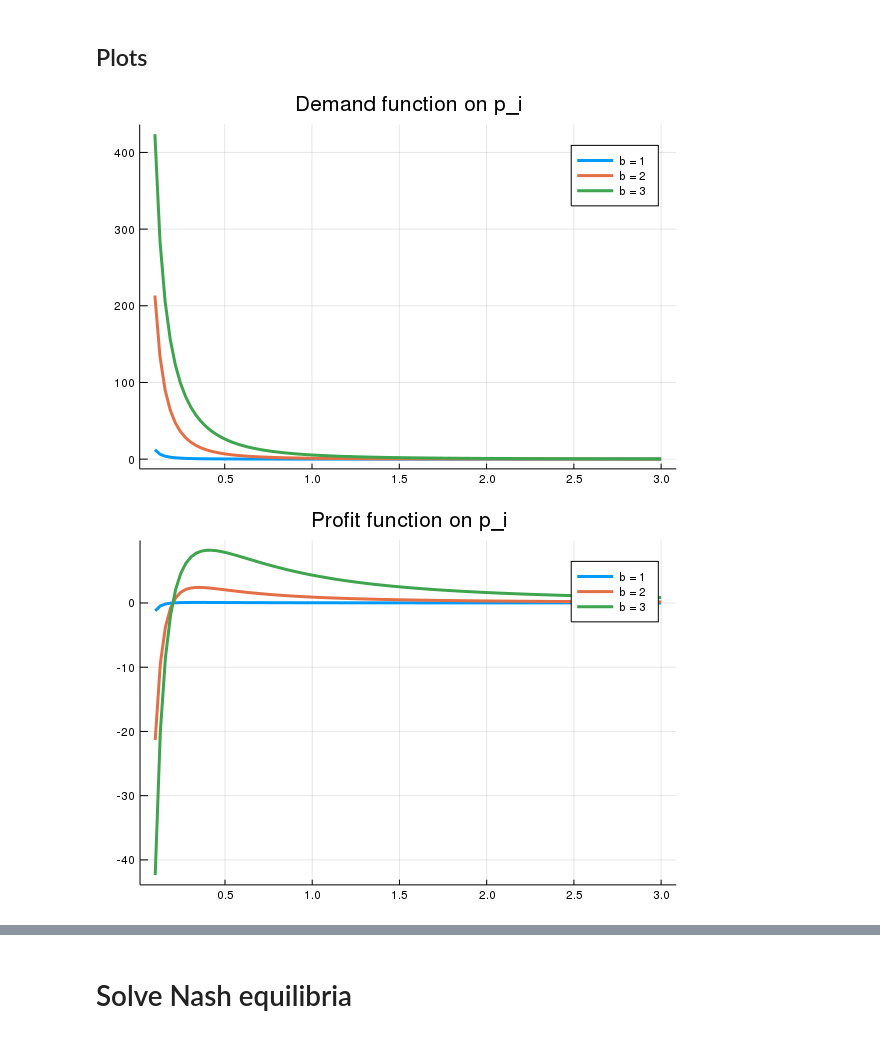
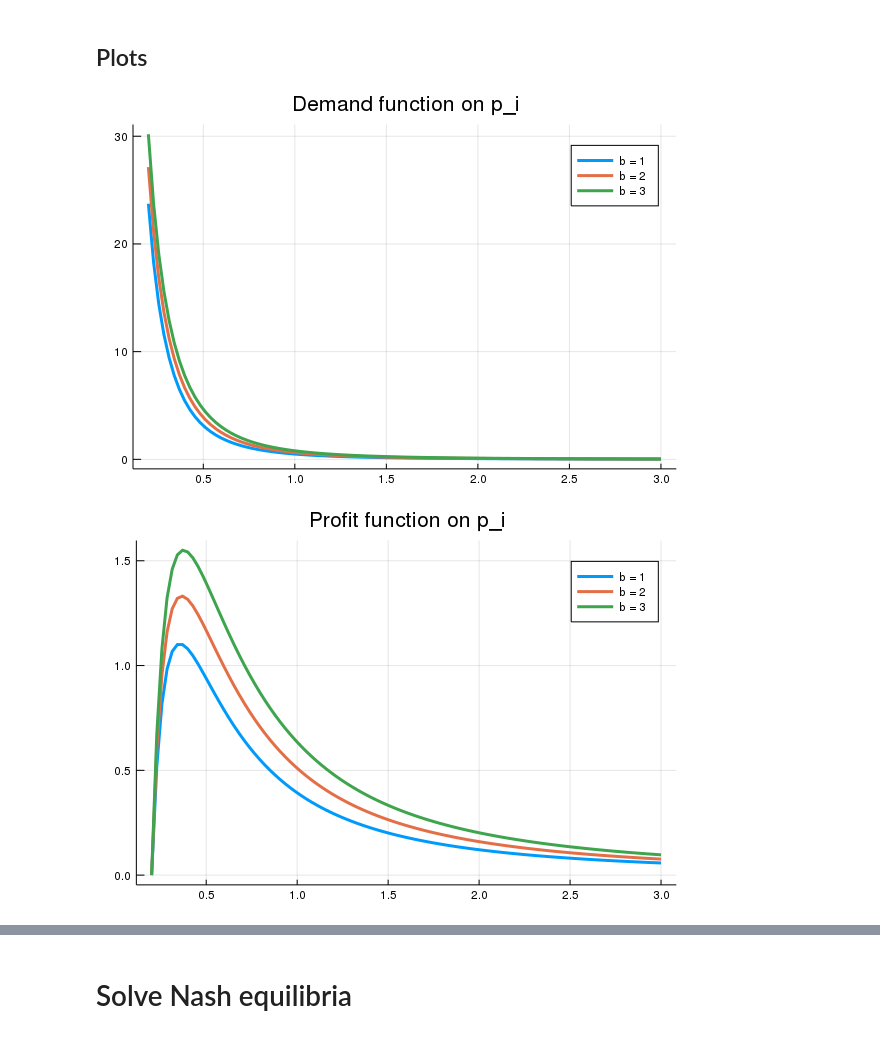
Before and after one commit to lnsongxf/Perla1.jl, a Jupyter notebook: demand-function-with-multiple-cohorts.ipynb, the cells around one changed output, grey strips where cells are left out. Drawn from its saved outputs; the diff is of its cells as text; code cells hidden in the pictures.

```diff
--- a/demand-function-with-multiple-cohorts.ipynb
+++ b/demand-function-with-multiple-cohorts.ipynb
@@ -9,7 +9,7 @@ gr(fmt = :png);
 N = 5 # number of firms per cohort
 cohorts = (N, N, N) # cohorts
 K = length(cohorts) # number of cohorts
-q = (1.0, 10.0, 30.0)
+q = (1.2, 1.4, 1.6)
 f = fill(1/(N+1)^K, (N+1)^K); # awareness set distribution
 # %%
 params = (cohorts = cohorts, Γ_bar = 1.0, Ω = 1.0, q = q, σ = 0.5, κ = 1.5, mc = 0.2)
@@ -52,18 +52,18 @@ p = fill(1.0, K); # K-vector of prices
 ## Plots
 # %%
 # plot the demand function
-plot(range(0.1,stop=3.0,length=100), (b -> (p_i -> demand(p_i, b, p, f, params))).(1:K),
+plot(range(0.2,stop=3.0,length=100), (b -> (p_i -> demand(p_i, b, p, f, params))).(1:K),
     label = string.("b = ",1:K), lw = 3, title = "Demand function on p_i")
 # %% [output]
-[figure, old version]
+[figure, new version]
 # %%
 # confirm that the demand function is decreasing in price
 @assert all(diff((p_i -> demand(p_i, b, p, f, params)).(1:100)) .< 0)
 # %%
 # plot the profit function
-plot(range(0.1,stop=3.0,length=100), (b -> (p_i -> profit(p_i, b, p, f, params))).(1:K),
+plot(range(0.2,stop=3.0,length=100), (b -> (p_i -> profit(p_i, b, p, f, params))).(1:K),
     label = string.("b = ",1:K), lw = 3, title = "Profit function on p_i")
 # %% [output]
-[figure, old version]
+[figure, new version]
 # %%
 # plot the profit derivative function
```
Also changed, not shown: parts of 5 cells of this notebook.
